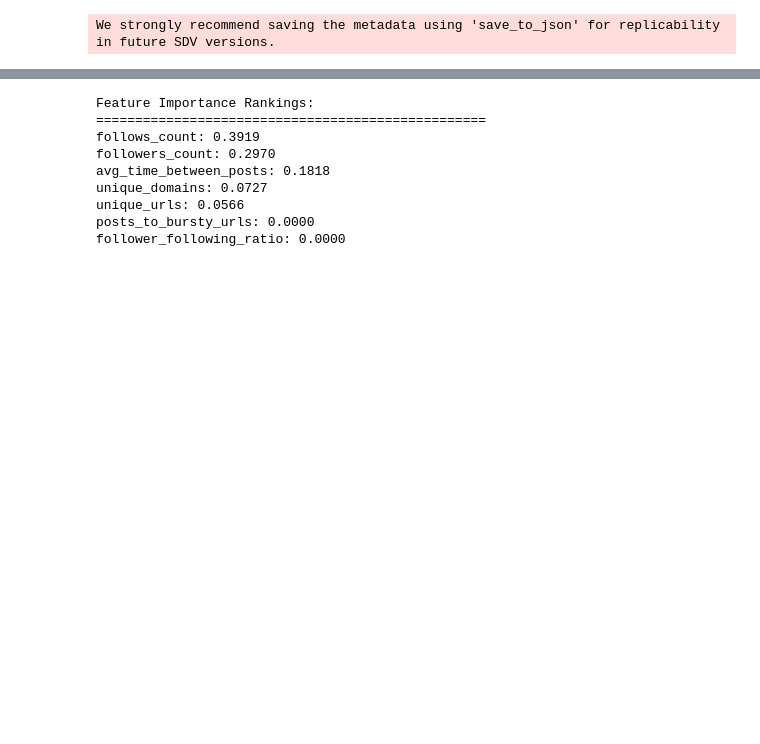
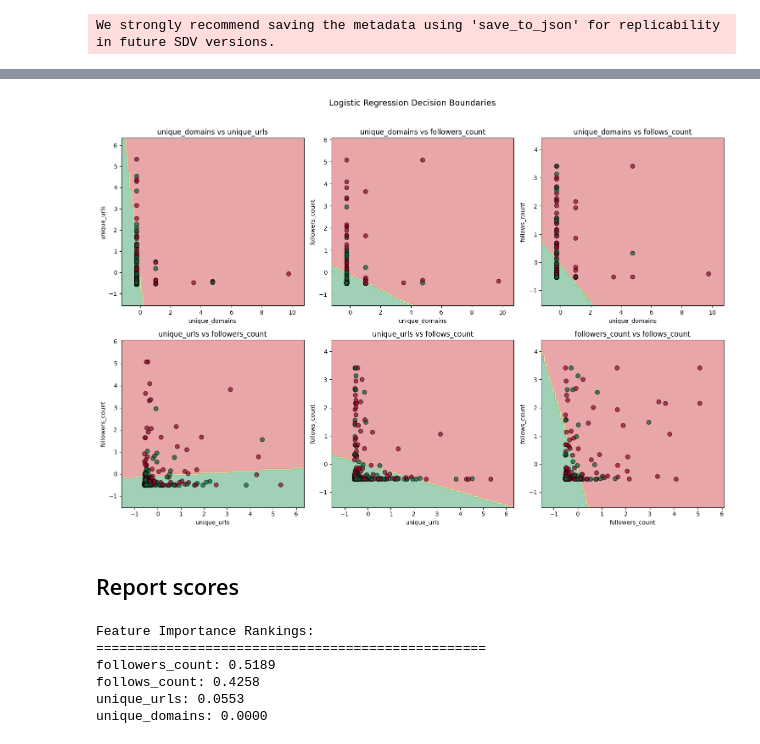
Before and after one commit to ColeDnought/Bluesky-Labeler, a Jupyter notebook: url_analysis.ipynb, the cells around one changed output, grey strips where cells are left out. Saved outputs shown, nothing was run; the diff lists cells and outputs as text; code cells hidden in the pictures; blank space fills up the shorter version.

```diff
--- a/url_analysis.ipynb
+++ b/url_analysis.ipynb
@@ -83,8 +230,67 @@ weighted avg       0.84      0.84      0.84        19
+# %%
+# Plot decision boundaries for Logistic Regression
+import matplotlib.pyplot as plt
+from sklearn.inspection import DecisionBoundaryDisplay
+from sklearn.preprocessing import LabelEncoder
+from itertools import combinations
+
+# Encode labels to numeric values
+label_encoder = LabelEncoder()
+y_encoded = label_encoder.fit_transform(y)
+
+# Get all pairwise combinations of features
+feature_pairs = list(combinations(range(len(feature_columns)), 2))
+
+n_plots = len(feature_pairs)
+n_cols = 3
+n_rows = (n_plots + n_cols - 1) // n_cols
+
+fig, axes = plt.subplots(n_rows, n_cols, figsize=(15, 5 * n_rows))
+axes = axes.flatten() if n_plots > 1 else [axes]
+
+for idx, (i, j) in enumerate(feature_pairs):
+    X_pair = X.iloc[:, [i, j]].values
+
+    # Train logistic regression on this feature pair
+    lr_pair = LogisticRegression(random_state=42, class_weight='balanced', max_iter=1000)
+    lr_pair.fit(X_pair, y_encoded)
+
+    # Create mesh grid
+    feature_1, feature_2 = np.meshgrid(
+        np.linspace(X_pair[:, 0].min() - 1, X_pair[:, 0].max() + 1, 100),
+        np.linspace(X_pair[:, 1].min() - 1, X_pair[:, 1].max() + 1, 100)
+    )
+    grid = np.vstack([feature_1.ravel(), feature_2.ravel()]).T
+    y_grid = lr_pair.predict(grid).reshape(feature_1.shape)
+
+    # Plot decision boundary
+    display = DecisionBoundaryDisplay(xx0=feature_1, xx1=feature_2, response=y_grid)
+    display.plot(ax=axes[idx], alpha=0.4, cmap='RdYlGn')
+
+    # Scatter actual points
+    scatter = axes[idx].scatter(X_pair[:, 0], X_pair[:, 1], c=y_encoded,
+                                 cmap='RdYlGn', edgecolor='black', s=50, alpha=0.7)
+
+    axes[idx].set_xlabel(feature_columns[i])
+    axes[idx].set_ylabel(feature_columns[j])
+    axes[idx].set_title(f'{feature_columns[i]} vs {feature_columns[j]}')
+
+# Remove extra subplots
+for idx in range(n_plots, len(axes)):
+    fig.delaxes(axes[idx])
+
+fig.suptitle('Logistic Regression Decision Boundaries', fontsize=14, y=1.02)
+plt.tight_layout()
+plt.show()
+# %% [output]
+[figure, added]
+# %% [markdown]
+## Report scores
 # %%
 # Report feature importance
 feature_importance = pd.DataFrame({
     'feature': feature_columns,
-    'importance': dt_classifier.feature_importances_
+    'importance': classifier.feature_importances_
 }).sort_values('importance', ascending=False)
 
 print("Feature Importance Rankings:")
@@ -94,10 +300,7 @@ for _, row in feature_importance.iterrows():
 # %% [output]
 Feature Importance Rankings:
 ==================================================
-follows_count: 0.3919
-followers_count: 0.2970
-avg_time_between_posts: 0.1818
-unique_domains: 0.0727
-unique_urls: 0.0566
-posts_to_bursty_urls: 0.0000
-follower_following_ratio: 0.0000
+followers_count: 0.5189
+follows_count: 0.4258
+unique_urls: 0.0553
+unique_domains: 0.0000
```
Also changed, not shown: parts of 10 cells of this notebook, 5 other files.
